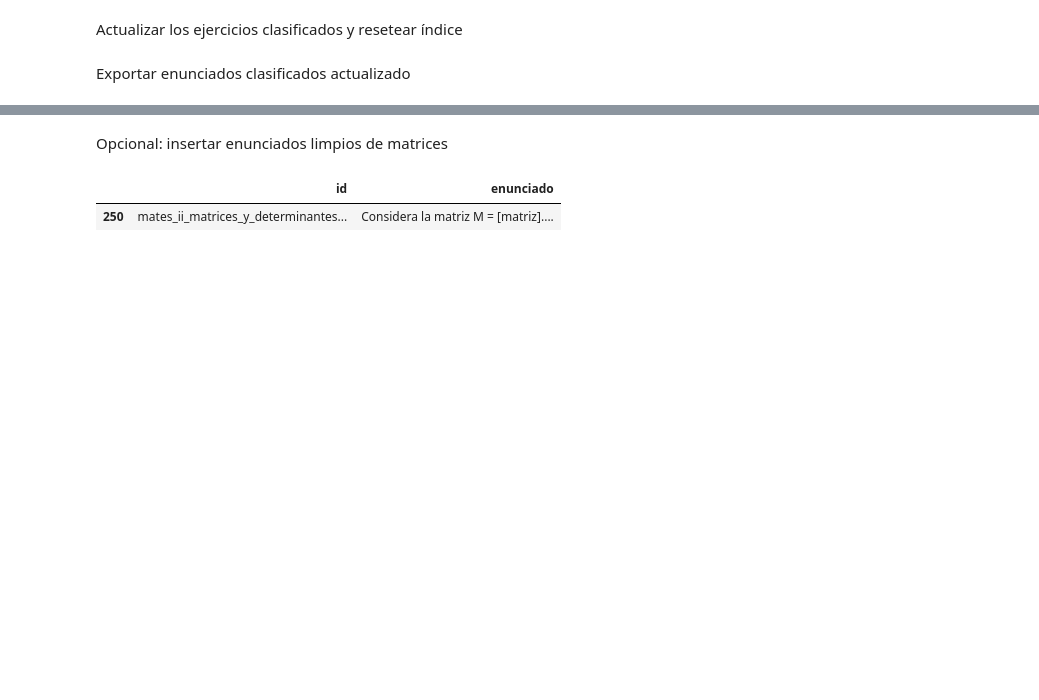
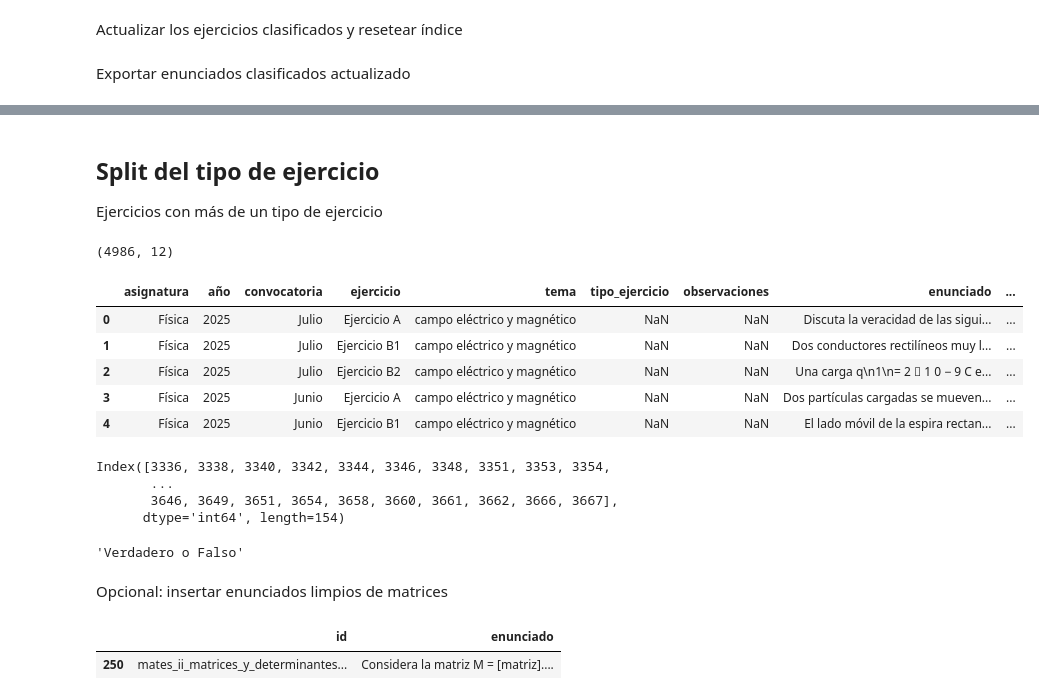
Before and after one commit to chusk2/clasificador_selectividad, a Jupyter notebook: jupyter notebooks/merge.ipynb, the cells around one changed output, grey strips where cells are left out. Drawn from its saved outputs; the diff is of its cells as text; code cells hidden in the pictures; blank space fills up the shorter version.

```diff
--- a/jupyter notebooks/merge.ipynb
+++ b/jupyter notebooks/merge.ipynb
@@ -121,7 +100,7 @@ df_enun.update(df_classified.tipo_ejercicio)
 df_enun = df_enun.reset_index(drop = False)
 # %%
 rearranged_cols = ['asignatura', 'año', 'convocatoria', 'ejercicio', 'tema',
-                   'tipo_ejercicio','enunciado',
+                   'tipo_ejercicio','observaciones', 'enunciado',
                    "id",
                    'info_ejercicio', 'archivo', 'imagen'
                    ]
@@ -133,0 +119,22 @@ df_enun.to_csv(root / "csv/ejercicios_clasificados.csv",
+# %% [markdown]
+## Split del tipo de ejercicio
+Ejercicios con más de un tipo de ejercicio
+# %%
+df_enun.shape
+# %% [output]
+(4986, 12)
+# %%
+df_enun.tipo_ejercicio = df_enun.tipo_ejercicio.str.split("|")
+# %%
+df_enun = df_enun.explode("tipo_ejercicio")
+# %%
+df_enun.reset_index(drop = True, inplace=True)
+# %%
+df_enun.head()
+# %% [output]
+|  | asignatura | año | convocatoria | ejercicio | tema | tipo_ejercicio | observaciones | enunciado | ... |
+| 0 | Física | 2025 | Julio | Ejercicio A | campo eléctrico y magnético | NaN | NaN | Discuta la veracidad de las sigui... | ... |
+| 1 | Física | 2025 | Julio | Ejercicio B1 | campo eléctrico y magnético | NaN | NaN | Dos conductores rectilíneos muy l... | ... |
+| 2 | Física | 2025 | Julio | Ejercicio B2 | campo eléctrico y magnético | NaN | NaN | Una carga q\n1\n= 2  1 0 − 9 C e... | ... |
+| 3 | Física | 2025 | Junio | Ejercicio A | campo eléctrico y magnético | NaN | NaN | Dos partículas cargadas se mueven... | ... |
+| 4 | Física | 2025 | Junio | Ejercicio B1 | campo eléctrico y magnético | NaN | NaN | El lado móvil de la espira rectan... | ... |
@@ -133,0 +143,7 @@ df_enun.to_csv(root / "csv/ejercicios_clasificados.csv",
+# %%
+duplicated_indexes
+# %% [output]
+Index([3336, 3338, 3340, 3342, 3344, 3346, 3348, 3351, 3353, 3354,
+       ...
+       3646, 3649, 3651, 3654, 3658, 3660, 3661, 3662, 3666, 3667],
+      dtype='int64', length=154)
@@ -133,0 +162,4 @@ df_enun.to_csv(root / "csv/ejercicios_clasificados.csv",
+# %%
+df_enun.loc[duplicated_indexes[0]].tipo_ejercicio
+# %% [output]
+'Verdadero o Falso'
```
Also changed, not shown: parts of 17 cells of this notebook, 22 other files.
